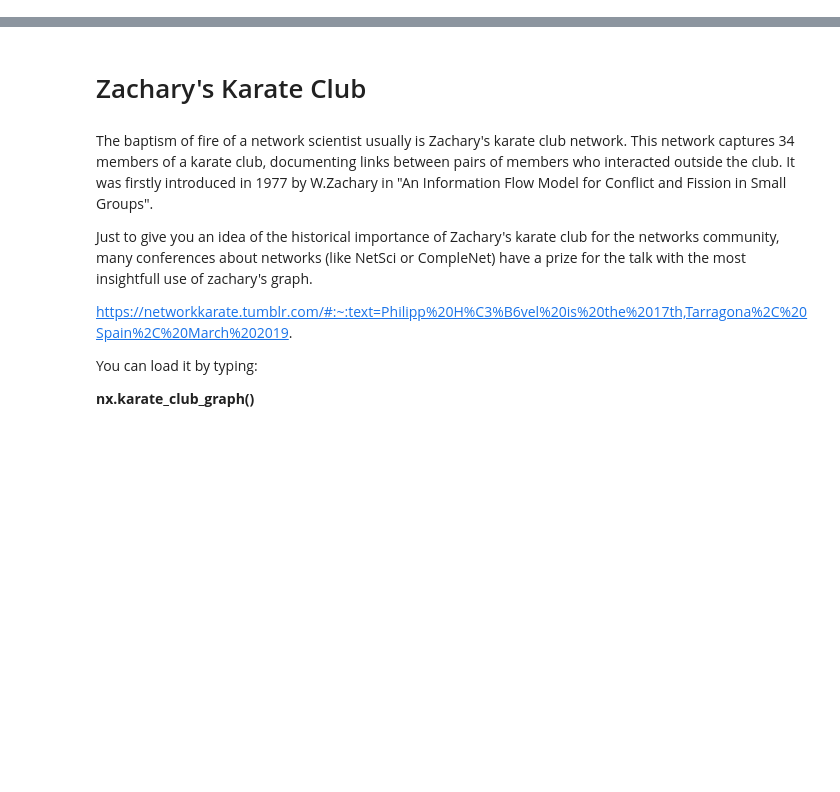
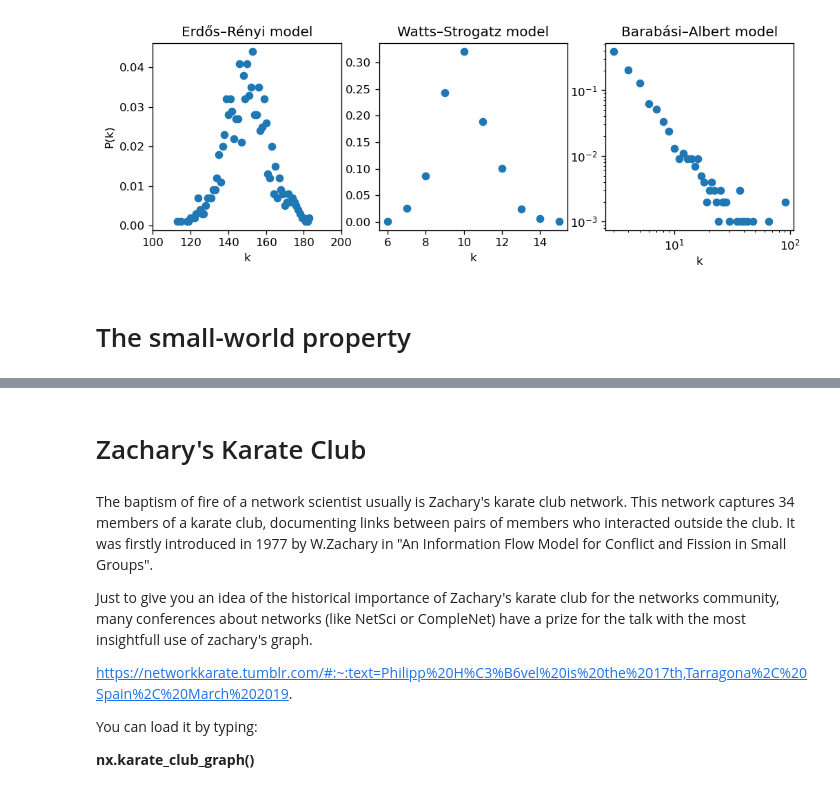
Before and after one commit to MatteoSerafino/Python-Networks, a Jupyter notebook: part_2_Real_World_Networks.ipynb, the cells around one changed output, grey strips where cells are left out. Saved outputs shown, nothing was run; the diff lists cells and outputs as text; code cells hidden in the pictures; blank space fills up the shorter version.

```diff
--- a/part_2_Real_World_Networks.ipynb
+++ b/part_2_Real_World_Networks.ipynb
@@ -5,0 +45,41 @@ import numpy as np
+# %%
+er_degree_sequence=[d for n,d in er.degree()]
+ws_degree_sequence=[d for n,d in ws.degree()]
+ba_degree_sequence=[d for n,d in ba.degree()]
+bins=np.arange(0.5,N,1)
+
+counts_er, bins=np.histogram(er_degree_sequence,bins=bins)
+counts_ws, bins=np.histogram(ws_degree_sequence,bins=bins)
+counts_ba, bins=np.histogram(ba_degree_sequence,bins=bins)
+
+x=(bins[1:]-bins[:-1])/2 +bins[:-1]
+# %%
+plt.figure(figsize=(10,3), dpi=120) # 10 is width, 4 is height
+
+# Left hand side plot
+plt.subplot(1,3,1)  # (nRows, nColumns, axes number to plot)
+plt.plot(x[counts_er!=0],counts_er[counts_er!=0]/sum(counts_er),'o')
+plt.ylabel('P(k)', fontsize=10)
+plt.xlabel('k',fontsize=10)
+plt.xlim([100,200])
+plt.title('Erdős–Rényi model')
+
+# Right hand side plot
+plt.subplot(1,3,2)
+plt.plot(x[counts_ws!=0],counts_ws[counts_ws!=0]/sum(counts_ws),'o')
+#plt.xscale('log')
+plt.xlabel('k',fontsize=10)
+
+plt.title('Watts–Strogatz model')
+
+# Right hand side plot
+plt.subplot(1,3,3)
+plt.loglog(x[counts_ba!=0],counts_ba[counts_ba!=0]/sum(counts_ba),'o')
+plt.xlabel('k',fontsize=10)
+plt.title('Barabási–Albert model')
+
+plt.show()
+# %% [output]
+[figure, added]
+# %% [markdown]
+# The small-world property
```
Also changed, not shown: parts of 46 cells of this notebook.
